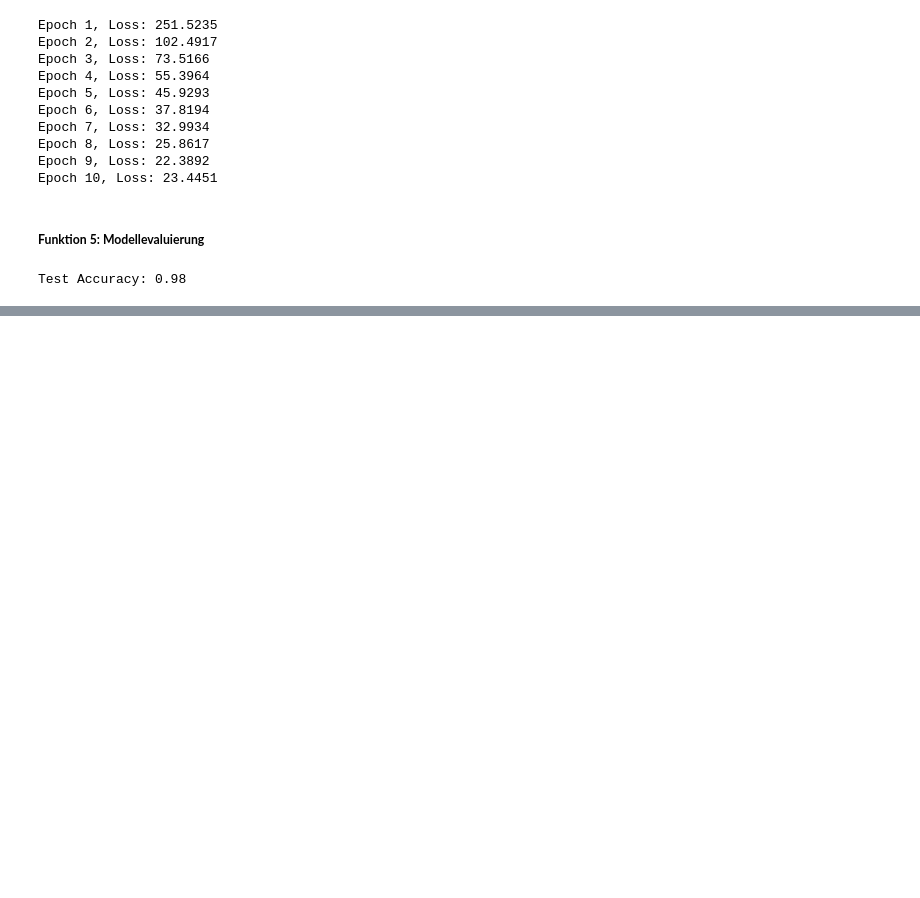
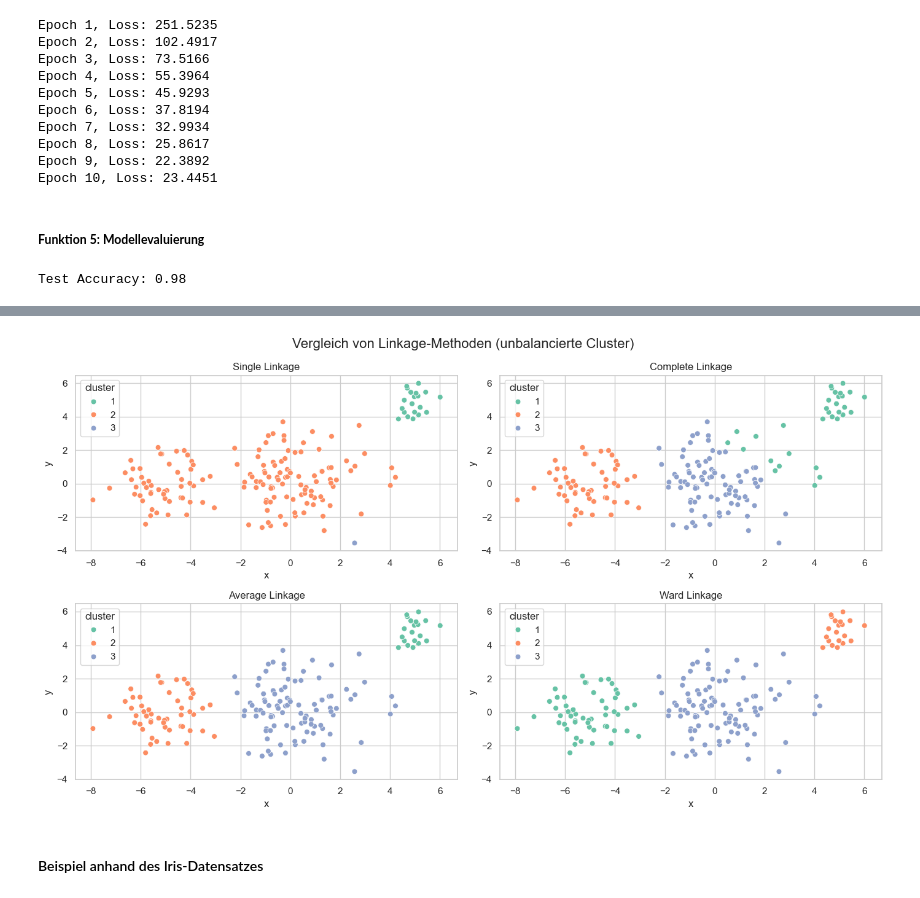
Before and after one commit to josefineselke/Machine-Learning-Track, a Jupyter notebook: Theorie.ipynb, the cells around one changed output, grey strips where cells are left out. Drawn from its saved outputs; the diff is of its cells as text; code cells hidden in the pictures; blank space fills up the shorter version.

```diff
--- a/Theorie.ipynb
+++ b/Theorie.ipynb
@@ -689,0 +785,40 @@ Test Accuracy: 0.98
+# %%
+import matplotlib.pyplot as plt
+import numpy as np
+from sklearn.datasets import make_blobs
+from scipy.cluster.hierarchy import dendrogram, linkage, fcluster
+import seaborn as sb
+import pandas as pd
+
+#Ungleichmäßige Clusterstruktur erzeugen
+X, y_true = make_blobs(
+    n_samples=[50, 100, 20],        # Ungleich große Cluster
+    centers=[[-5, 0], [0, 0], [5, 5]], # Position der Clusterzentren
+    cluster_std=[1.0, 1.5, 0.5],    # Unterschiedliche Streuungen
+    random_state=3
+)
+df = pd.DataFrame(X, columns=["x", "y"])
+
+# Linkage-Methoden zum Vergleich
+methods = ["single", "complete", "average", "ward"]
+
+plt.figure(figsize=(14, 8))
+for i, method in enumerate(methods):
+    plt.subplot(2, 2, i + 1)
+
+    Z = linkage(df, method=method)
+    cluster_labels = fcluster(Z, t=3, criterion='maxclust')
+    df["cluster"] = cluster_labels
+
+    sb.scatterplot(data=df, x="x", y="y", hue="cluster", palette="Set2", s=40)
+    plt.title(f"{method.capitalize()} Linkage")
+    plt.xlabel("x")
+    plt.ylabel("y")
+
+plt.suptitle("Vergleich von Linkage-Methoden (unbalancierte Cluster)", fontsize=16)
+plt.tight_layout()
+plt.show()
+# %% [output]
+[figure, added]
+# %% [markdown]
+#### Beispiel anhand des Iris-Datensatzes
```
Also changed, not shown: parts of 26 cells of this notebook.
